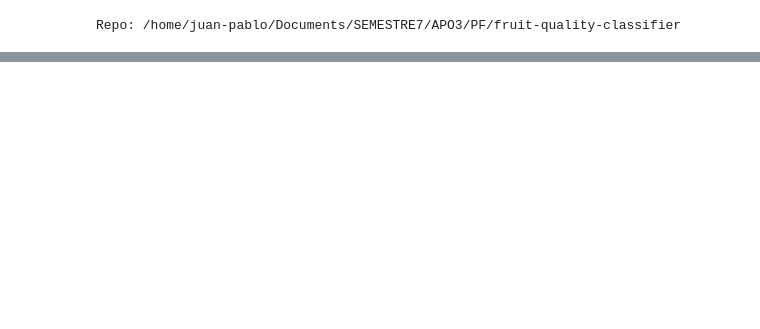
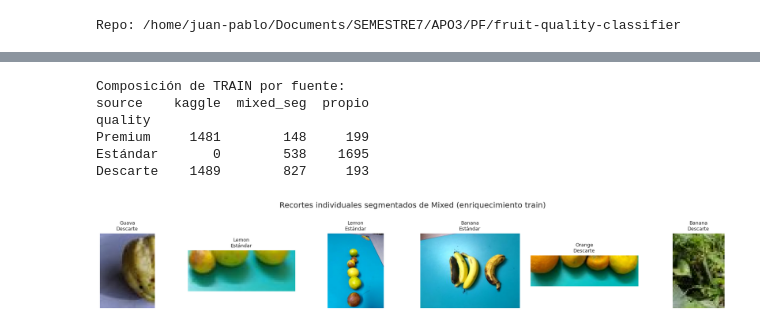
Before and after one commit to juanjgc0609/fruit-quality-classifier, a Jupyter notebook: notebooks/3_data_preparation/preprocessing.ipynb, the cells around one changed output, grey strips where cells are left out. Cells and saved outputs as stored; diff of their text form; code cells hidden in the pictures; blank space fills up the shorter version.

```diff
--- a/notebooks/3_data_preparation/preprocessing.ipynb
+++ b/notebooks/3_data_preparation/preprocessing.ipynb
@@ -193,0 +181,24 @@ plt.show()
+# %%
+print("Composición de TRAIN por fuente:")
+tr = df[df['split']=='train']
+print(pd.crosstab(tr['quality'], tr['source']).reindex(QUALITY_CLASSES))
+# Ejemplos de recortes segmentados de Mixed
+import cv2
+seg = df[df['source']=='mixed_seg']
+if len(seg):
+    s = seg.sample(min(6, len(seg)), random_state=1)
+    fig, axes = plt.subplots(1, len(s), figsize=(3*len(s), 3))
+    if len(s)==1: axes=[axes]
+    for ax,(_,r) in zip(axes, s.iterrows()):
+        ax.imshow(load_image_rgb(r['abs_path'])); ax.axis('off')
+        ax.set_title(f"{r['fruit']}\n{r['quality']}", fontsize=9)
+    plt.suptitle("Recortes individuales segmentados de Mixed (enriquecimiento train)")
+    plt.tight_layout(); plt.savefig(FIGURES_DIR/"fase3_mixed_segmentado.pdf", bbox_inches="tight"); plt.show()
+# %% [output]
+Composición de TRAIN por fuente:
+source    kaggle  mixed_seg  propio
+quality
+Premium     1481        148     199
+Estándar       0        538    1695
+Descarte    1489        827     193
+[figure, added]
```
Also changed, not shown: parts of 21 cells of this notebook, 11 other files.
